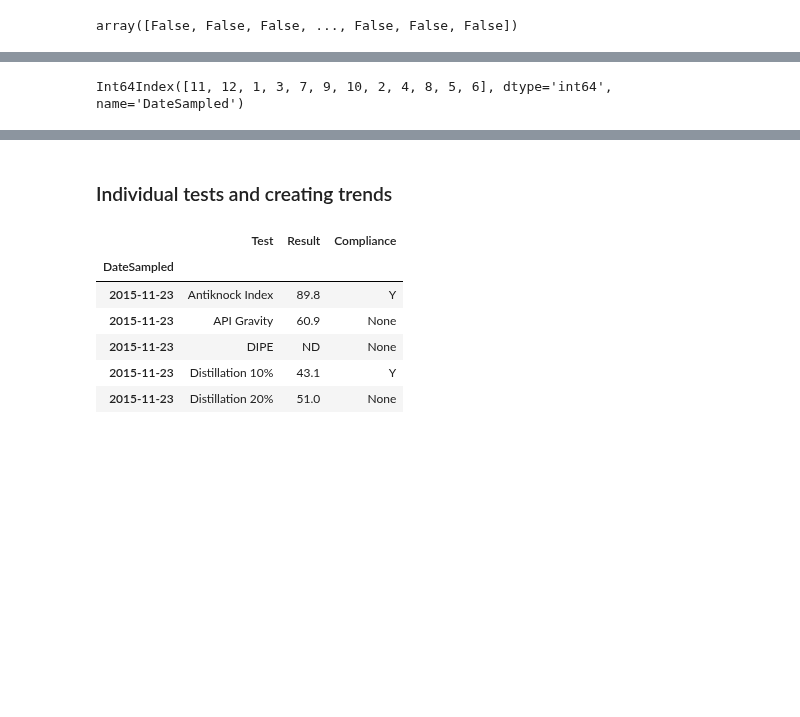
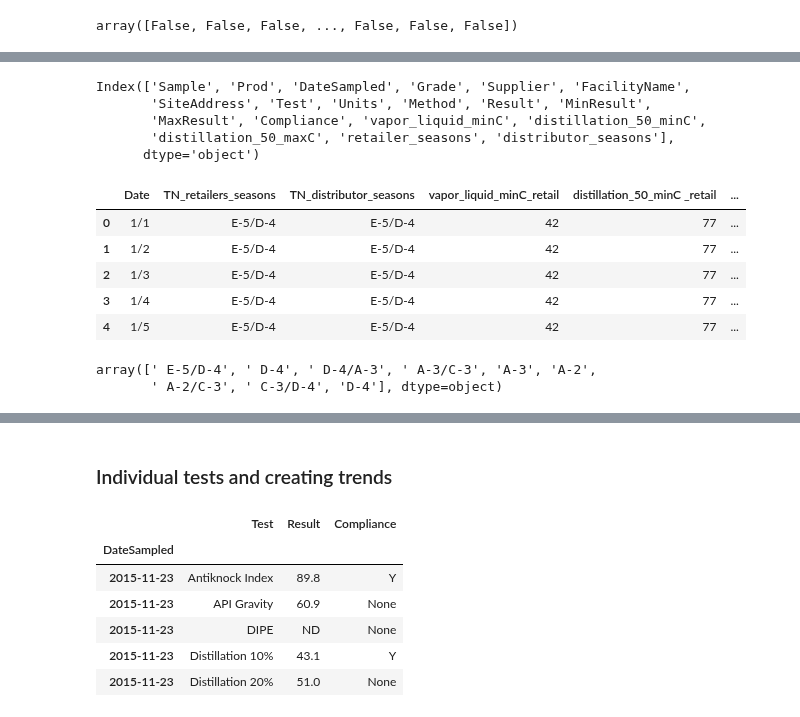
Before and after one commit to mishaberrien/tenessee-fuel-quality-analysis, a Jupyter notebook: notebooks/01_exploration/20190729_gasoline_exploration.ipynb, the cells around one changed output, grey strips where cells are left out. Drawn from its saved outputs; the diff is of its cells as text; code cells hidden in the pictures; blank space fills up the shorter version.

Commit message:
updated ASTM csv for column name spaces errors

```diff
--- a/notebooks/01_exploration/20190729_gasoline_exploration.ipynb
+++ b/notebooks/01_exploration/20190729_gasoline_exploration.ipynb
@@ -213,8 +225,27 @@ nan D-4
 | 2015-11-23 | 61916134 | Gasoline | 2015-11-23 | Mid Grade Unleaded | Marathon Petroleum Lp | Circle K #2723609 | 198 Haywood Ln \r\nnashville, Tn ... | Vapor-Liquid Ratio | Deg. C | ... |
 | 2015-11-24 | 61916135 | Gasoline | 2015-11-24 | Regular Unleaded | NaN | Tiger Market #214 | 2001 8th Ave S \r\nnashville, Tn ... | Distillation 50% | Deg. C | ... |
 | 2015-11-24 | 61916135 | Gasoline | 2015-11-24 | Regular Unleaded | NaN | Tiger Market #214 | 2001 8th Ave S \r\nnashville, Tn ... | Vapor Pressure | kPa | ... |
-# %%
-volitility_df.index.month.unique()
-# %% [output]
-Int64Index([11, 12, 1, 3, 7, 9, 10, 2, 4, 8, 5, 6], dtype='int64', name='DateSampled')
+# %%
+volitility_df.columns
+# %% [output]
+Index(['Sample', 'Prod', 'DateSampled', 'Grade', 'Supplier', 'FacilityName',
+       'SiteAddress', 'Test', 'Units', 'Method', 'Result', 'MinResult',
+       'MaxResult', 'Compliance', 'vapor_liquid_minC', 'distillation_50_minC',
+       'distillation_50_maxC', 'retailer_seasons', 'distributor_seasons'],
+      dtype='object')
+# %%
+ASTM_df = pd.read_csv('../../data/01_raw/ASTM_fuel.csv')
+ASTM_df.head()
+# %% [output]
+|  | Date | TN_retailers_seasons | TN_distributor_seasons | vapor_liquid_minC_retail | distillation_50_minC _retail | ... |
+| 0 | 1/1 | E-5/D-4 | E-5/D-4 | 42 | 77 | ... |
+| 1 | 1/2 | E-5/D-4 | E-5/D-4 | 42 | 77 | ... |
+| 2 | 1/3 | E-5/D-4 | E-5/D-4 | 42 | 77 | ... |
+| 3 | 1/4 | E-5/D-4 | E-5/D-4 | 42 | 77 | ... |
+| 4 | 1/5 | E-5/D-4 | E-5/D-4 | 42 | 77 | ... |
+# %%
+ASTM_df.TN_retailers_seasons.unique()
+# %% [output]
+array([' E-5/D-4', ' D-4', ' D-4/A-3', ' A-3/C-3', 'A-3', 'A-2',
+       ' A-2/C-3', ' C-3/D-4', 'D-4'], dtype=object)
 # %%
```
Also changed, not shown: parts of 6 cells of this notebook.
